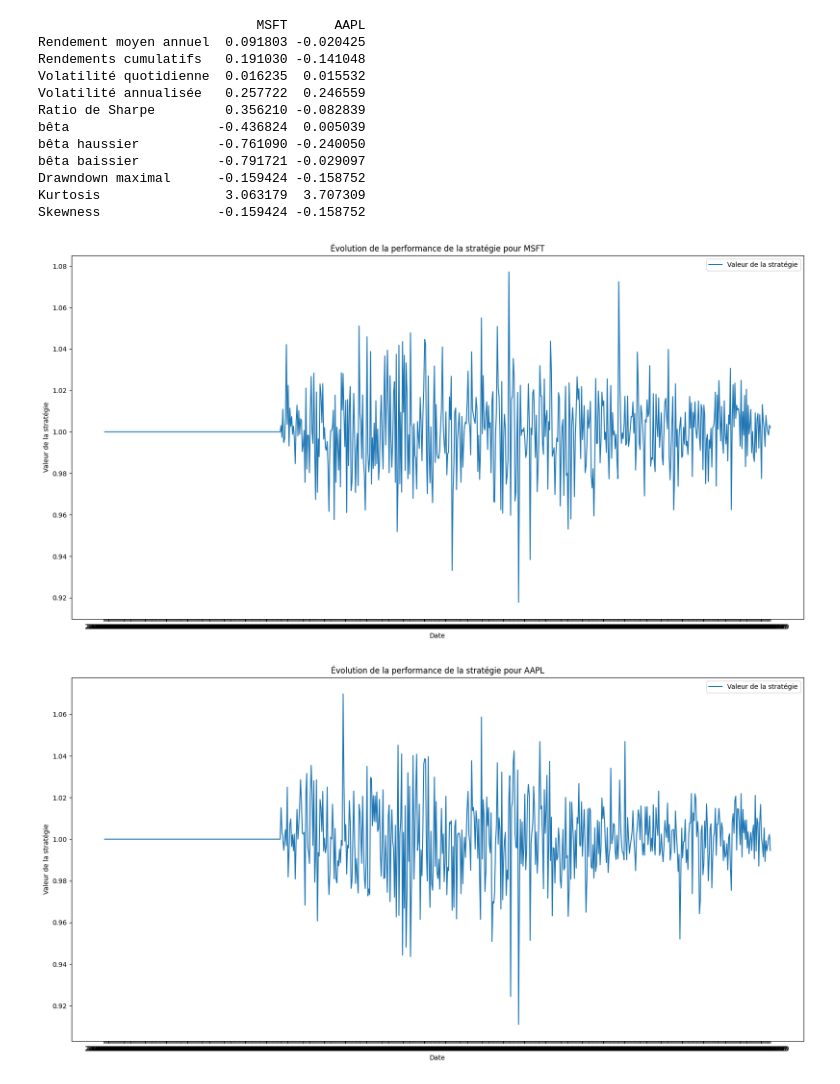
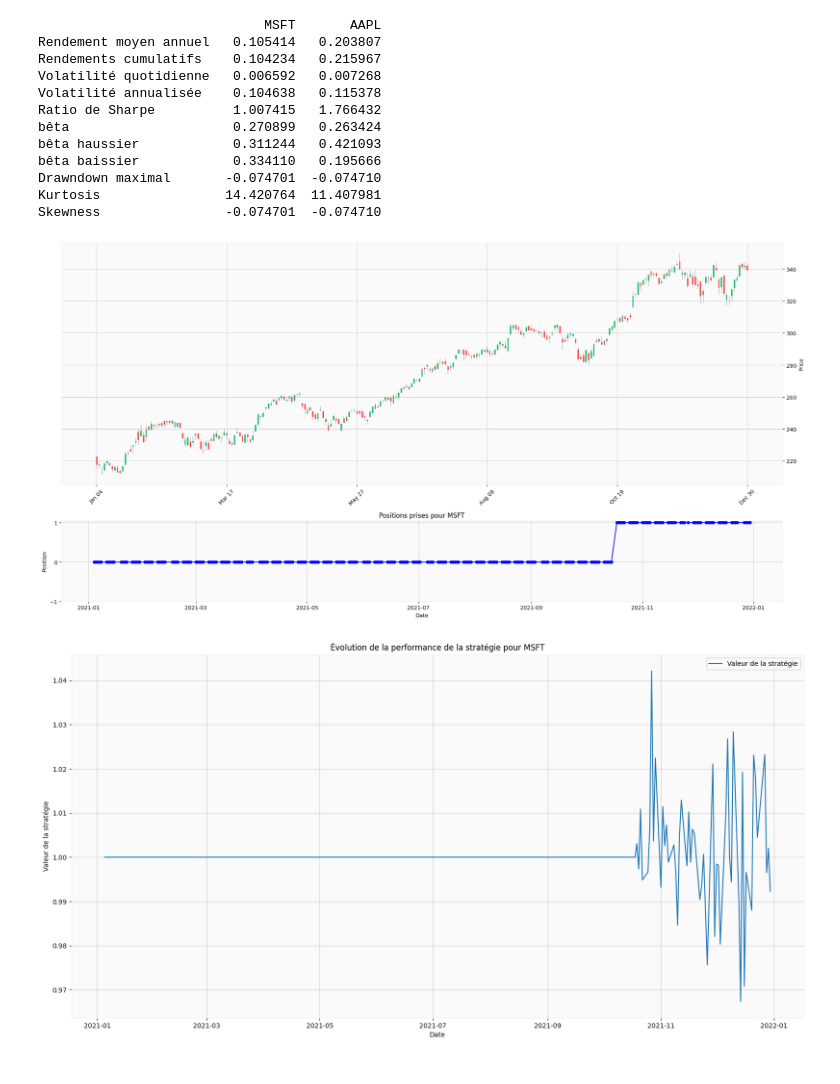
Before and after one commit to sanpa21/Projet-Python, a Jupyter notebook: Code principal.ipynb, the cells around one changed output. Drawn from its saved outputs; the diff is of its cells as text; code cells hidden in the pictures.

Commit message:
Rajout du graphique combinant chandeliers japonais et prise de position

```diff
--- a/Code principal.ipynb
+++ b/Code principal.ipynb
@@ -160,45 +160,79 @@ class Backtester:
         #Graphique des positions + cours du prix
         # Calculer la valeur de la stratégie en base 100
         for symbol in self.symbols:
             self.df[symbol]['strategy_value'] = (1 + self.df[symbol]['strategy_returns'])
 
+        # Créer une nouvelle figure avec deux sous-graphiques
+            fig, axs = plt.subplots(2, 1, figsize=(20, 10), gridspec_kw={'height_ratios': [3, 1]})
+
+        #Tracer le graphique de chandelier japonais du cours de l'action
+
+            # Convertir l'index en datetime
+            self.df[symbol].index = pd.to_datetime(self.df[symbol].index)
+            # Créer le graphique
+            mpf.plot(self.df[symbol], type='candle', volume=False, style='yahoo', ax=axs[0])
+
+        #Tracer le graphique pour la prise de position
+            # Créer un nouveau graphique pour les positions prises
+
+            # Tracer les positions sur le deuxième sous-graphique
+            axs[1].plot(self.df[symbol].index, self.df[symbol]['Position'], marker='o', linestyle='-', color='b', markersize=5)
+            axs[1].set_title(f"Positions prises pour {symbol}")
+            axs[1].set_xlabel('Date')
+            axs[1].set_ylabel('Position')
+            axs[1].set_yticks([-1, 0, 1])
+
+            axs[1].grid(True)
+
+            # Ajuster l'espacement entre les sous-graphiques
+            plt.tight_layout()
+
+            # Afficher le graphique combiné
+            plt.show()
+
+
+
+
         # Tracer graphiquement l'évolution de la valeur de la stratégie
             plt.figure(figsize=(20, 10))
             plt.plot(self.df[symbol]['strategy_value'], label='Valeur de la stratégie')
             plt.title(f"Évolution de la performance de la stratégie pour {symbol}")
             plt.xlabel('Date')
             plt.ylabel('Valeur de la stratégie')
             plt.legend()
             plt.show()
+
+
+
         return
 
 # Exemple de stratégie
 def simple_strategy(data):
     # Exemple de stratégie simple : achat lorsque la moyenne mobile sur 50 jours est supérieure à la moyenne mobile sur 200 jours, et vente dans le cas contraire
     data['50_MA'] = data['Close'].rolling(window=50).mean()
     data['200_MA'] = data['Close'].rolling(window=200).mean()
     data['Position'] = 0
     data.loc[data['50_MA'] > data['200_MA'], 'Position'] = 1  # Achat
     data.loc[data['50_MA'] < data['200_MA'], 'Position'] = -1  # Vente
     return data['Position']
 
 # Exemple d'utilisation du backtester avec la stratégie simple
 Backteste = Backtester(strategy=simple_strategy)
-Backteste.compute(["MSFT", "AAPL"], "2021-01-01","2023-12-31")
+Backteste.compute(["MSFT", "AAPL"], "2021-01-01","2021-12-31")
 print(Backteste.summary())
 Backteste.plot()
 # %% [output]
-                            MSFT      AAPL
-Rendement moyen annuel  0.091803 -0.020425
-Rendements cumulatifs   0.191030 -0.141048
-Volatilité quotidienne  0.016235  0.015532
-Volatilité annualisée   0.257722  0.246559
-Ratio de Sharpe         0.356210 -0.082839
-bêta                   -0.436824  0.005039
-bêta haussier          -0.761090 -0.240050
-bêta baissier          -0.791721 -0.029097
-Drawndown maximal      -0.159424 -0.158752
-Kurtosis                3.063179  3.707309
-Skewness               -0.159424 -0.158752
+                             MSFT       AAPL
+Rendement moyen annuel   0.105414   0.203807
+Rendements cumulatifs    0.104234   0.215967
+Volatilité quotidienne   0.006592   0.007268
+Volatilité annualisée    0.104638   0.115378
+Ratio de Sharpe          1.007415   1.766432
+bêta                     0.270899   0.263424
+bêta haussier            0.311244   0.421093
+bêta baissier            0.334110   0.195666
+Drawndown maximal       -0.074701  -0.074710
+Kurtosis                14.420764  11.407981
+Skewness                -0.074701  -0.074710
-[figure, old version]
+[figure, new version]
-[figure, old version]
+[figure, new version]
```
Also changed, not shown: parts of 1 cell of this notebook, 3 other files.
